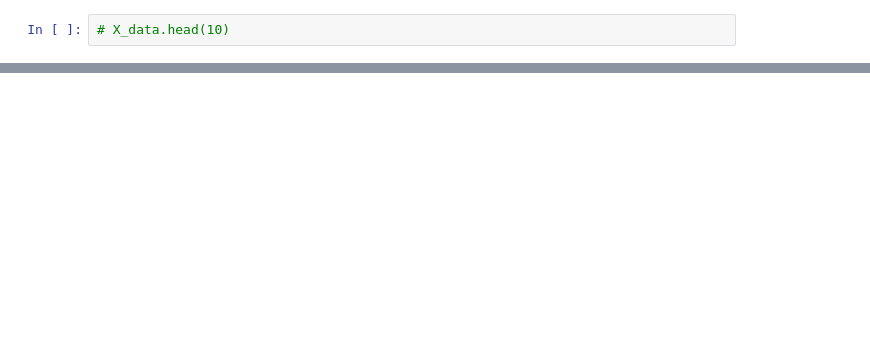
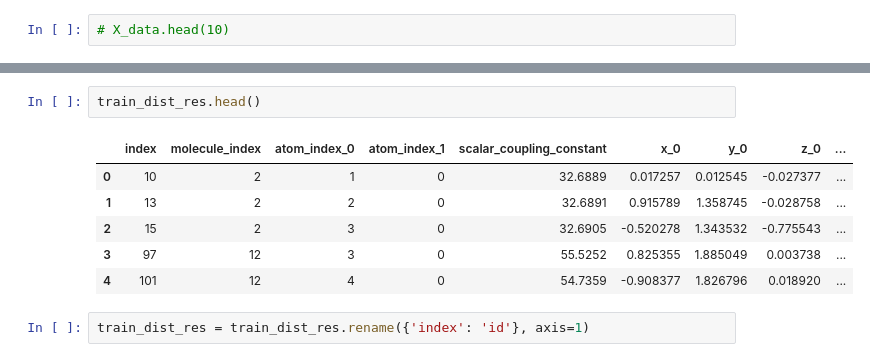
Before and after one commit to Atum19/PredictingMolecularProperties, a Jupyter notebook: add_distances_and_angles.ipynb, the cells around one changed output, grey strips where cells are left out. Cells and saved outputs as stored; diff of their text form; blank space fills up the shorter version.

```diff
--- a/add_distances_and_angles.ipynb
+++ b/add_distances_and_angles.ipynb
@@ -355,0 +396,11 @@ full.head(10)
+# %%
+train_dist_res.head()
+# %% [output]
+|  | index | molecule_index | atom_index_0 | atom_index_1 | scalar_coupling_constant | x_0 | y_0 | z_0 | ... |
+| 0 | 10 | 2 | 1 | 0 | 32.6889 | 0.017257 | 0.012545 | -0.027377 | ... |
+| 1 | 13 | 2 | 2 | 0 | 32.6891 | 0.915789 | 1.358745 | -0.028758 | ... |
+| 2 | 15 | 2 | 3 | 0 | 32.6905 | -0.520278 | 1.343532 | -0.775543 | ... |
+| 3 | 97 | 12 | 3 | 0 | 55.5252 | 0.825355 | 1.885049 | 0.003738 | ... |
+| 4 | 101 | 12 | 4 | 0 | 54.7359 | -0.908377 | 1.826796 | 0.018920 | ... |
+# %%
+train_dist_res = train_dist_res.rename({'index': 'id'}, axis=1)
```
Also changed, not shown: parts of 13 cells of this notebook.
